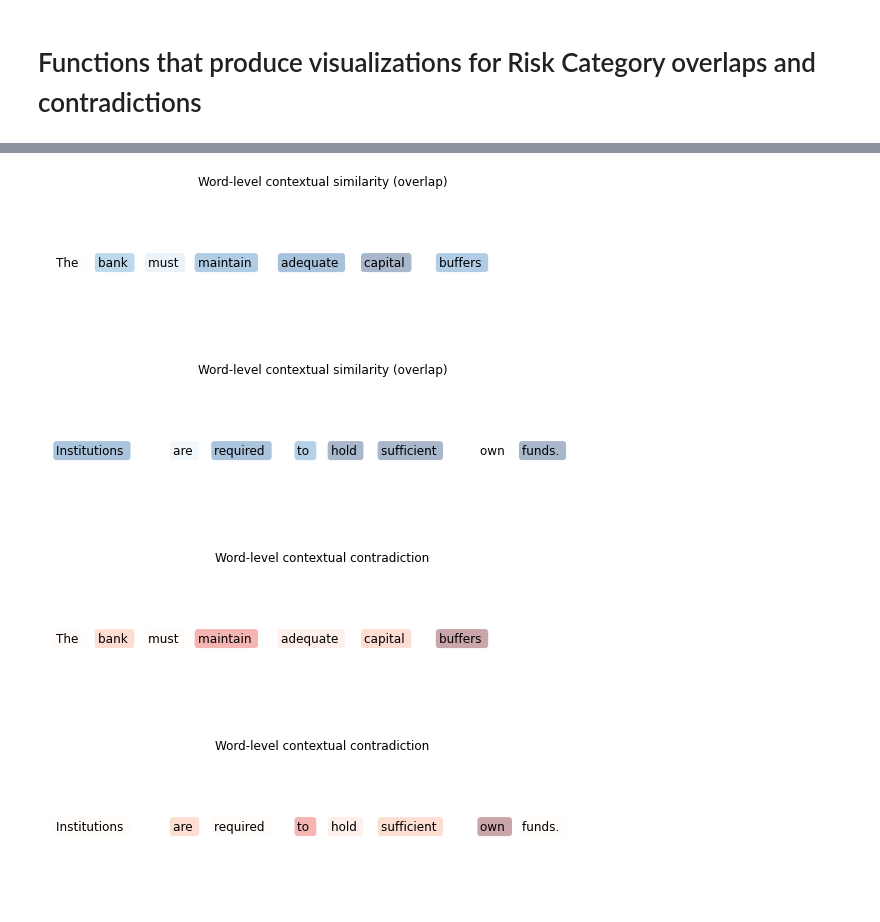
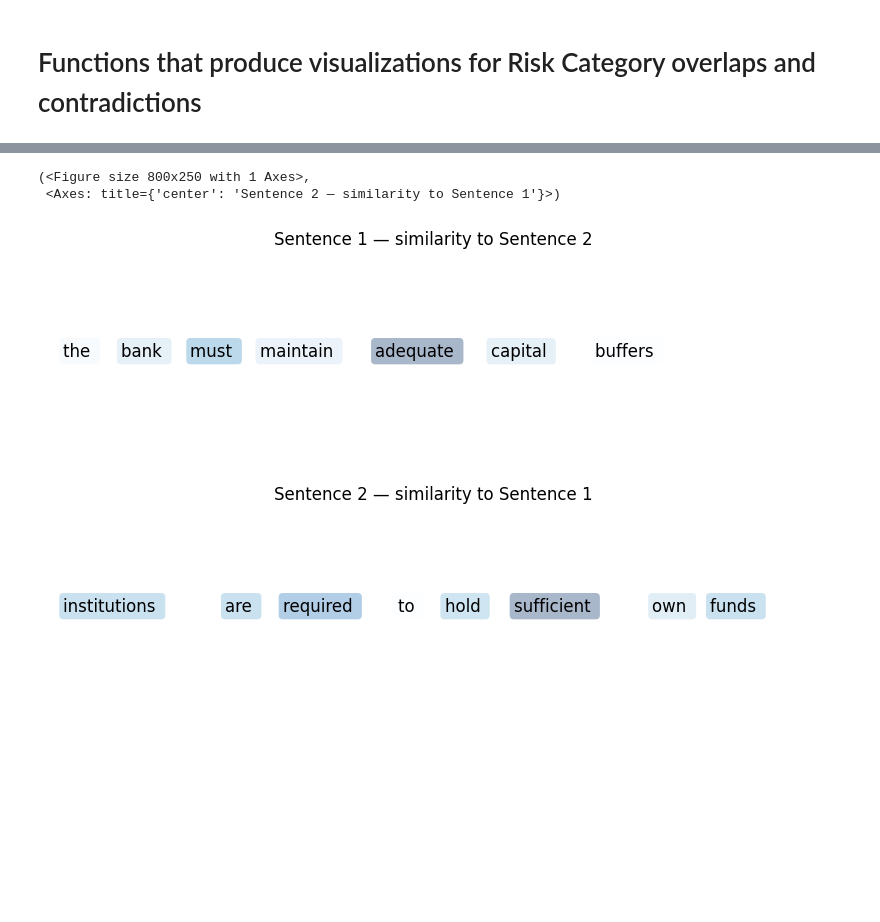
Before and after one commit to TuubaLord/junction2025, a Jupyter notebook: visualize.ipynb, the cells around one changed output, grey strips where cells are left out. Cells and saved outputs as stored; diff of their text form; code cells hidden in the pictures; blank space fills up the shorter version.

Commit message:
similarity and contradiction scores

```diff
--- a/visualize.ipynb
+++ b/visualize.ipynb
@@ -0,0 +10,18 @@
+# %%
+import gensim.downloader as api
+import numpy as np
+
+model = api.load("word2vec-google-news-300")
+
+sent1 = "The bank must maintain adequate capital buffers".lower().split()
+sent2 = "Institutions are required to hold sufficient own funds.".lower().split()
+
+def embed(words):
+    return np.vstack([model[w] if w in model else np.zeros(300) for w in words])
+
+E1 = embed(sent1)
+E2 = embed(sent2)
+
+# Cosine similarity matrix
+sim_matrix = E1 @ E2.T / (np.linalg.norm(E1, axis=1, keepdims=True) * np.linalg.norm(E2, axis=1))
+print(sim_matrix)
@@ -336,23 +335,13 @@ def plot_word_contradiction_highlight(
-# %%
-
-sent2 = "Institutions are required to hold sufficient own funds."
-
-sentence = "The bank must maintain adequate capital buffers"
-words = sentence.split()
-words2 = sent2.split()
-
-sim_scores = [0.1, 0.6, 0.3, 0.7, 0.8, 0.9, 0.7]
-sim_scores2 = [0.8, 0.3, 0.8, 0.7, 0.9, 0.9, 0.2, 0.9]
-contra_scores = [0.0, 0.1, 0.0, 0.2, 0.05, 0.1, 0.3]
-contra_scores2 = [0.0, 0.1, 0.0, 0.2, 0.05, 0.1, 0.3,0.0]
-fig1, _ = plot_word_overlap_highlight(words, sim_scores)
-fig11, _ = plot_word_overlap_highlight(words2, sim_scores2)
-fig2, _ = plot_word_contradiction_highlight(words, contra_scores)
-fig22, _ = plot_word_contradiction_highlight(words2, contra_scores2)
-
-plt.show()
-# %% [output]
-[figure, removed]
-[figure, removed]
-[figure, removed]
-[figure, removed]
+# %%
+plot_sentence_with_scores(sent1, sim_scores_1,
+                          title="Sentence 1 — similarity to Sentence 2",
+                          cmap="Blues")
+
+plot_sentence_with_scores(sent2, sim_scores_2,
+                          title="Sentence 2 — similarity to Sentence 1",
+                          cmap="Blues")
+# %% [output]
+(<Figure size 800x250 with 1 Axes>,
+ <Axes: title={'center': 'Sentence 2 — similarity to Sentence 1'}>)
+[figure, added]
+[figure, added]
```
Also changed, not shown: parts of 9 cells of this notebook, 3 other files.
